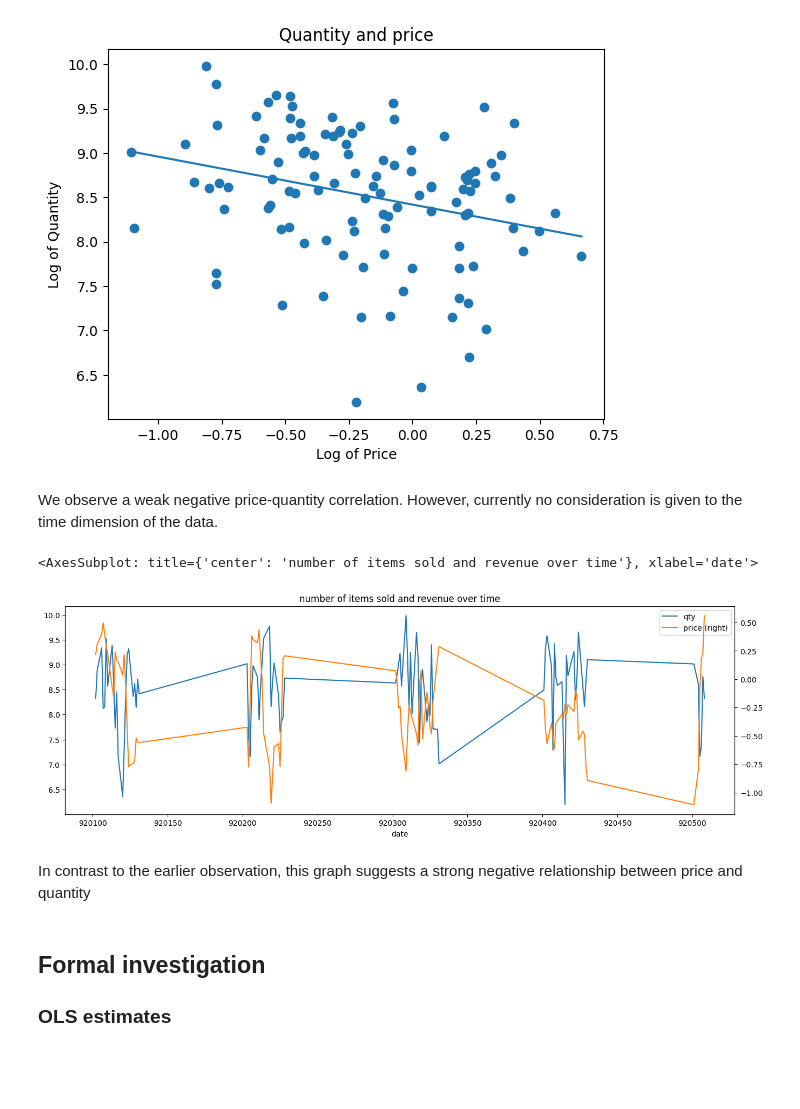
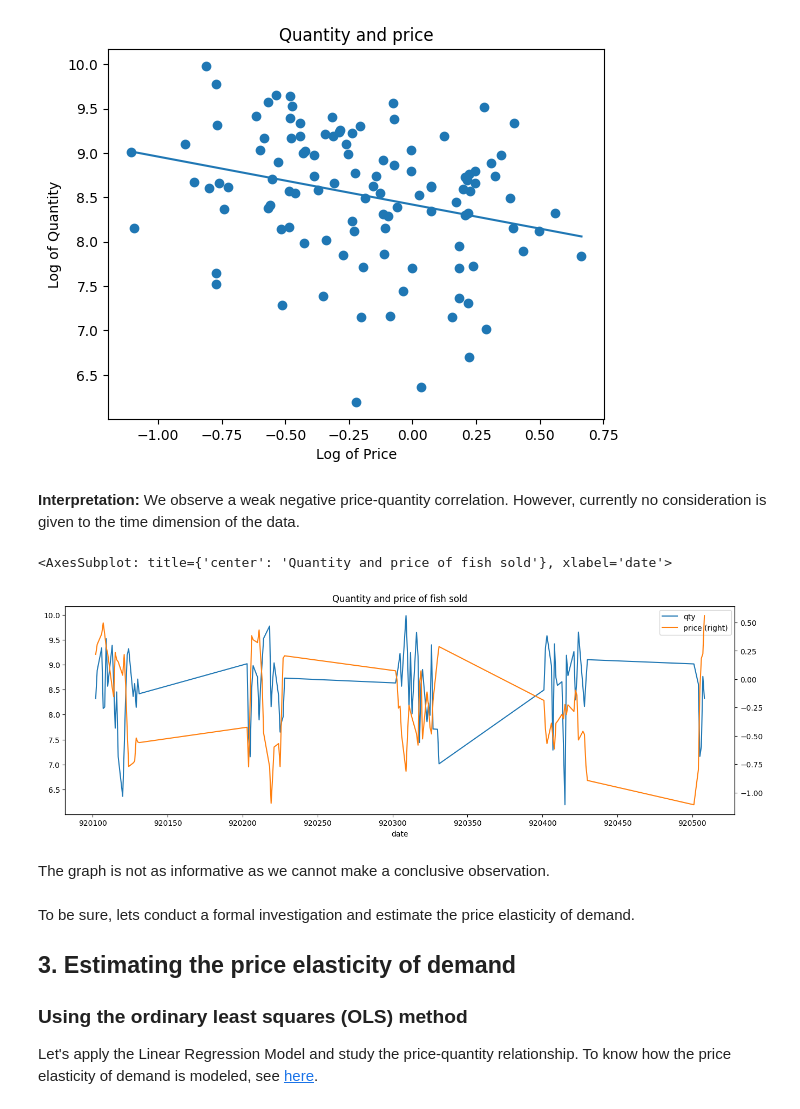
Before and after one commit to sumitdeole/price-elasticity-estimation, a Jupyter notebook: code_price_elasticity.ipynb, the cells around one changed output. Cells and saved outputs as stored; diff of their text form; code cells hidden in the pictures; blank space fills up the shorter version.

```diff
--- a/code_price_elasticity.ipynb
+++ b/code_price_elasticity.ipynb
@@ -43,19 +35,24 @@ plt.show()
 # %% [output]
 [figure]
 # %% [markdown]
-We observe a weak negative price-quantity correlation. However, currently no consideration is given to the time dimension of the data.
+**Interpretation:** We observe a weak negative price-quantity correlation. However, currently no consideration is given to the time dimension of the data.
 # %%
 # Let's plot a time series evolution of quantity-price observations
 # df.groupby('date').agg({'qty': 'sum', 'price': 'sum'}).plot(title='number of items sold and revenue over time', secondary_y='price',figsize=(16, 5))
 # Let's skip earlier data points to get a rather smooth time series
 df1=df.loc[df["date"]>911231] #we lose 21 observations
-df1.groupby('date').agg({'qty': 'sum', 'price': 'sum'}).plot(title='number of items sold and revenue over time', secondary_y='price',figsize=(16, 5))
+df1.groupby('date').agg({'qty': 'sum', 'price': 'sum'}).plot(title='Quantity and price of fish sold', secondary_y='price',figsize=(16, 5))
 # %% [output]
-<AxesSubplot: title={'center': 'number of items sold and revenue over time'}, xlabel='date'>
+<AxesSubplot: title={'center': 'Quantity and price of fish sold'}, xlabel='date'>
-[figure, old version]
+[figure, new version]
-# %% [markdown]
-In contrast to the earlier observation, this graph suggests a strong negative relationship between price and quantity
-# %% [markdown]
-## Formal investigation
-### OLS estimates
+# %% [markdown]
+The graph is not as informative as we cannot make a conclusive observation.
+# %% [markdown]
+To be sure, lets conduct a formal investigation and estimate the price elasticity of demand.
+
+## 3. Estimating the price elasticity of demand
+### Using the ordinary least squares (OLS) method
+
+Let's apply the Linear Regression Model and study the price-quantity relationship.
+To know how the price elasticity of demand is modeled, see [here](https://github.com/sumitdeole/price_elasticity/blob/main/README.md#modeling-the-price-elasticity-of-demand).
 # %%
```
Also changed, not shown: parts of 16 cells of this notebook.
